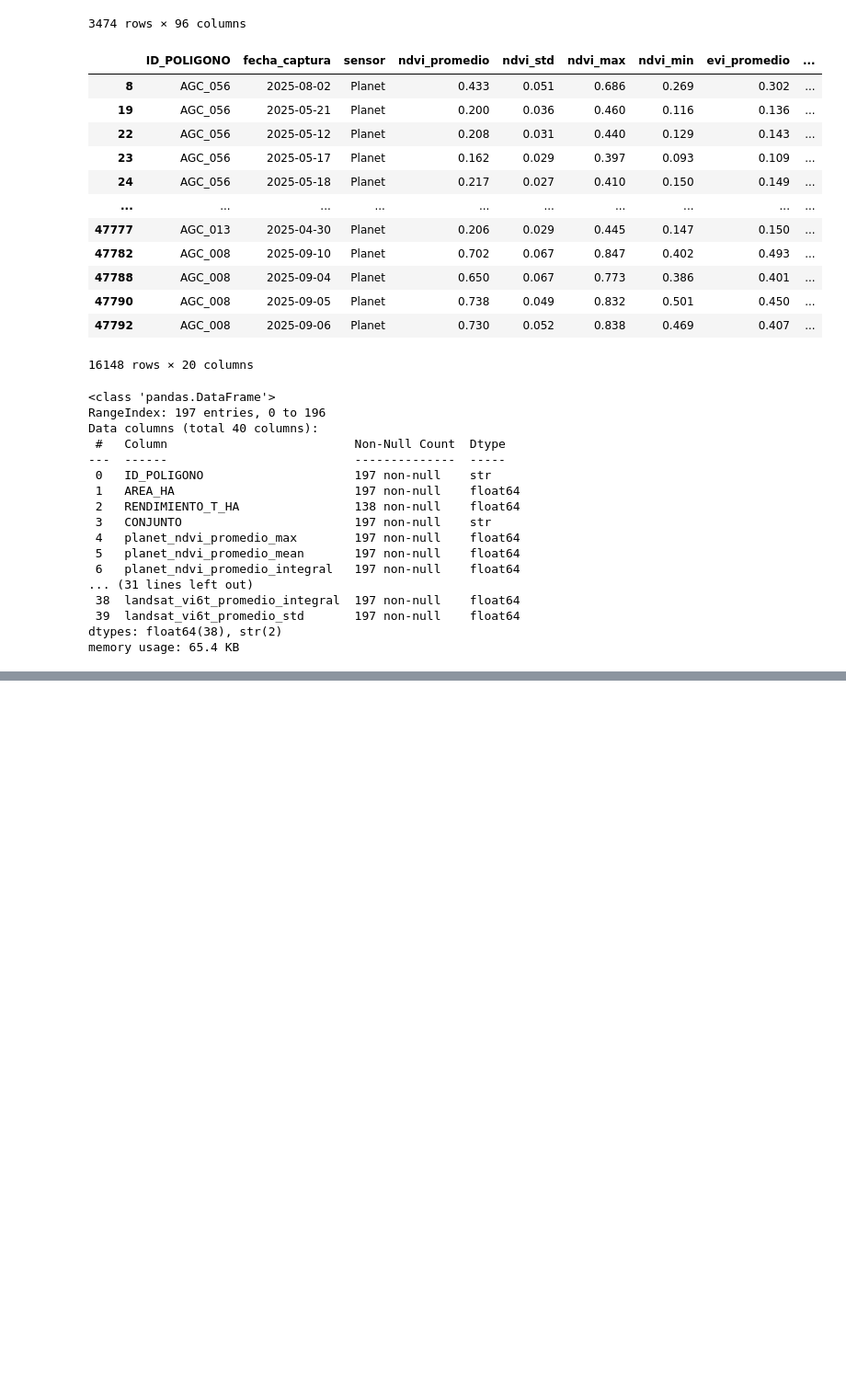
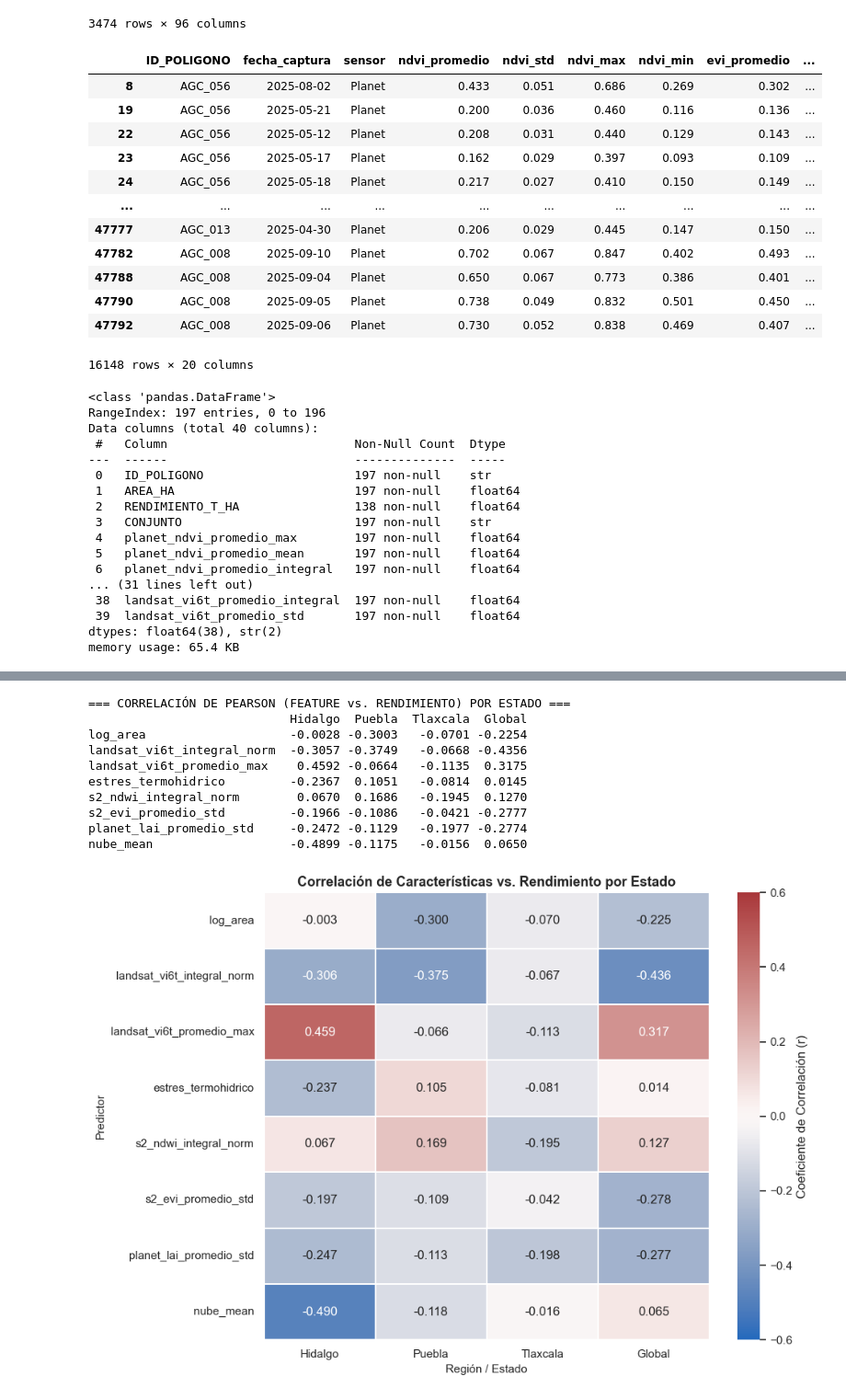
Before and after one commit to gerarsau07/AgroRaices, a Jupyter notebook: exploracion.ipynb, the cells around one changed output, grey strips where cells are left out. Shown at 92% size. Drawn from its saved outputs; the diff is of its cells as text; code cells hidden in the pictures; blank space fills up the shorter version.

Commit message:
Modelo final

```diff
--- a/exploracion.ipynb
+++ b/exploracion.ipynb
@@ -525,0 +622,73 @@ memory usage: 65.4 KB
+# %%
+import matplotlib.pyplot as plt
+import seaborn as sns
+import pandas as pd
+import numpy as np
+
+# Filtrar conjunto de entrenamiento con rendimiento real
+df_corr_analisis = df_modelo.dropna(subset=['RENDIMIENTO_T_HA']).copy()
+
+# Variables clave a evaluar contra el rendimiento
+variables_interes = [
+    'log_area',
+    'landsat_vi6t_integral_norm',
+    'landsat_vi6t_promedio_max',
+    'estres_termohidrico',
+    's2_ndwi_integral_norm',
+    's2_evi_promedio_std',
+    'planet_lai_promedio_std',
+    'nube_mean'
+]
+
+# 1. Calcular la correlación de cada feature contra RENDIMIENTO_T_HA por Estado
+estados = ['Hidalgo', 'Puebla', 'Tlaxcala']
+dict_corrs = {}
+
+for est in estados:
+    sub = df_corr_analisis[df_corr_analisis['Estado'] == est]
+    corrs = sub[variables_interes].apply(lambda s: s.corr(sub['RENDIMIENTO_T_HA']))
+    dict_corrs[est] = corrs
+
+df_correlaciones = pd.DataFrame(dict_corrs)
+
+# Añadir correlación global para referencia
+df_correlaciones['Global'] = df_corr_analisis[variables_interes].apply(
+    lambda s: s.corr(df_corr_analisis['RENDIMIENTO_T_HA'])
+)
+
+print("=== CORRELACIÓN DE PEARSON (FEATURE vs. RENDIMIENTO) POR ESTADO ===")
+print(df_correlaciones.round(4))
+
+# 2. Visualización en Heatmap
+plt.figure(figsize=(10, 7))
+sns.set_theme(style="white")
+
+sns.heatmap(
+    df_correlaciones,
+    annot=True,
+    fmt=".3f",
+    cmap="vlag",
+    center=0,
+    vmin=-0.6,
+    vmax=0.6,
+    linewidths=1.2,
+    cbar_kws={'label': 'Coeficiente de Correlación (r)'}
+)
+
+plt.title("Correlación de Características vs. Rendimiento por Estado", fontsize=13, fontweight='bold')
+plt.xlabel("Región / Estado", fontsize=11)
+plt.ylabel("Predictor", fontsize=11)
+plt.tight_layout()
+plt.show()
+# %% [output]
+=== CORRELACIÓN DE PEARSON (FEATURE vs. RENDIMIENTO) POR ESTADO ===
+                            Hidalgo  Puebla  Tlaxcala  Global
+log_area                    -0.0028 -0.3003   -0.0701 -0.2254
+landsat_vi6t_integral_norm  -0.3057 -0.3749   -0.0668 -0.4356
+landsat_vi6t_promedio_max    0.4592 -0.0664   -0.1135  0.3175
+estres_termohidrico         -0.2367  0.1051   -0.0814  0.0145
+s2_ndwi_integral_norm        0.0670  0.1686   -0.1945  0.1270
+s2_evi_promedio_std         -0.1966 -0.1086   -0.0421 -0.2777
+planet_lai_promedio_std     -0.2472 -0.1129   -0.1977 -0.2774
+nube_mean                   -0.4899 -0.1175   -0.0156  0.0650
+[figure, added]
```
Also changed, not shown: parts of 15 cells of this notebook.
